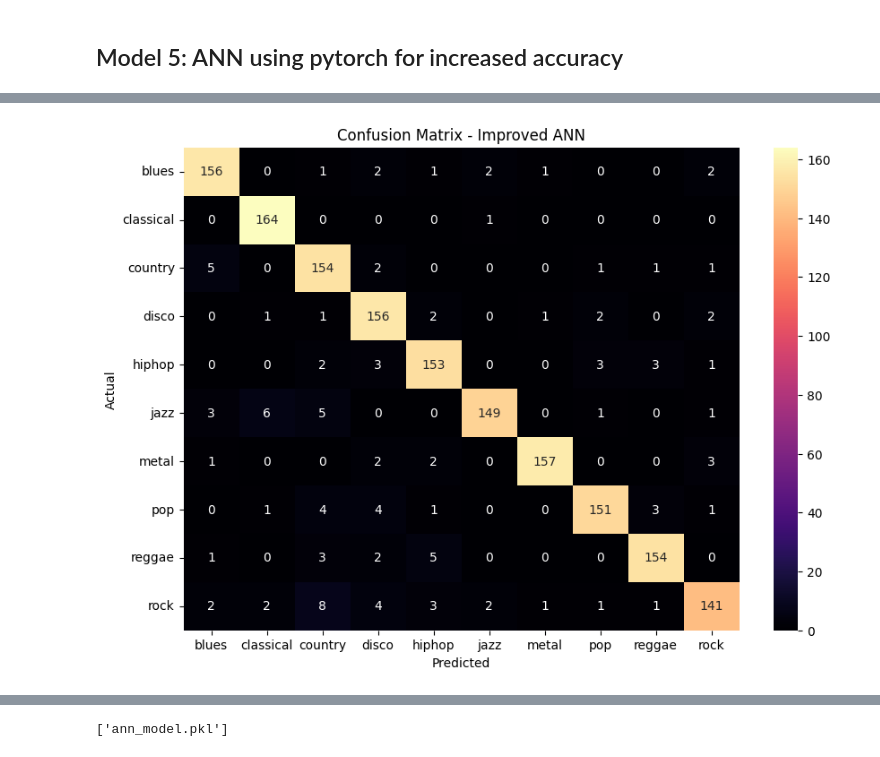
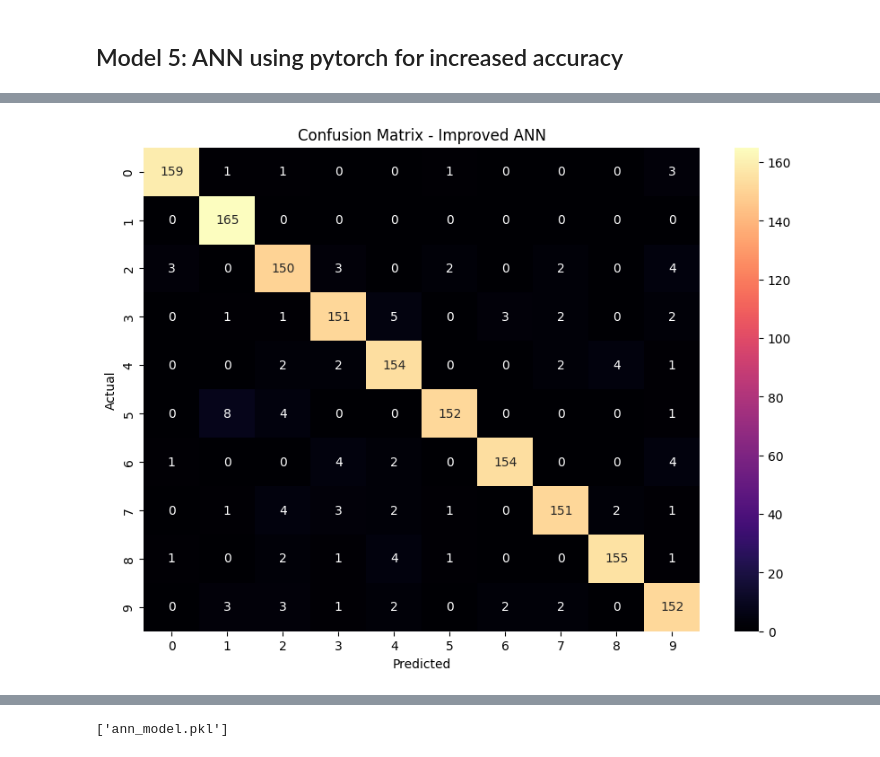
Before and after one commit to Saumi18/Music-Genre-Classification, a Jupyter notebook: Music_Genre_Classification.ipynb, the cells around one changed output, grey strips where cells are left out. Saved outputs shown, nothing was run; the diff lists cells and outputs as text; code cells hidden in the pictures.

```diff
--- a/Music_Genre_Classification.ipynb
+++ b/Music_Genre_Classification.ipynb
@@ -904,6 +904,10 @@ import torch.nn as nn
 import torch.optim as optim
 from torch.utils.data import TensorDataset, DataLoader
 from sklearn.metrics import accuracy_score, confusion_matrix
+import numpy as np
+import matplotlib.pyplot as plt
+import seaborn as sns
+import os  # ✅ To handle directory creation
 
 # Convert to PyTorch tensors
 X_train_tensor = torch.tensor(X_train, dtype=torch.float32)
@@ -943,7 +947,7 @@ class ImprovedANN(nn.Module):
         return self.model(x)
 
 input_dim = X_train.shape[1]
-output_dim = len(np.unique(y))
+output_dim = len(np.unique(y_train))
 ann_model = ImprovedANN(input_dim, output_dim)
 
 criterion = nn.CrossEntropyLoss()
@@ -991,9 +995,17 @@ print(f"\nTest Accuracy: {accuracy * 100:.2f}%")
 # Confusion Matrix
 cm = confusion_matrix(y_true, y_pred)
 plt.figure(figsize=(10, 7))
-sns.heatmap(cm, annot=True, fmt='d', cmap='magma', xticklabels=label_encoder.classes_, yticklabels=label_encoder.classes_)
+sns.heatmap(cm, annot=True, fmt='d', cmap='magma')
 plt.xlabel("Predicted")
 plt.ylabel("Actual")
 plt.title("Confusion Matrix - Improved ANN")
 plt.show()
+
+# ✅ Save the model
+os.makedirs("models", exist_ok=True)
+torch.save({
+    'model_state_dict': ann_model.state_dict(),
+    'input_dim': input_dim,
+    'output_dim': output_dim
+}, 'models/ann_model.pth')
 # %% [output]
@@ -1019 +1031 @@ Test Accuracy: 93.09%
-[figure, old version]
+[figure, new version]
```
Also changed, not shown: parts of 4 cells of this notebook.
